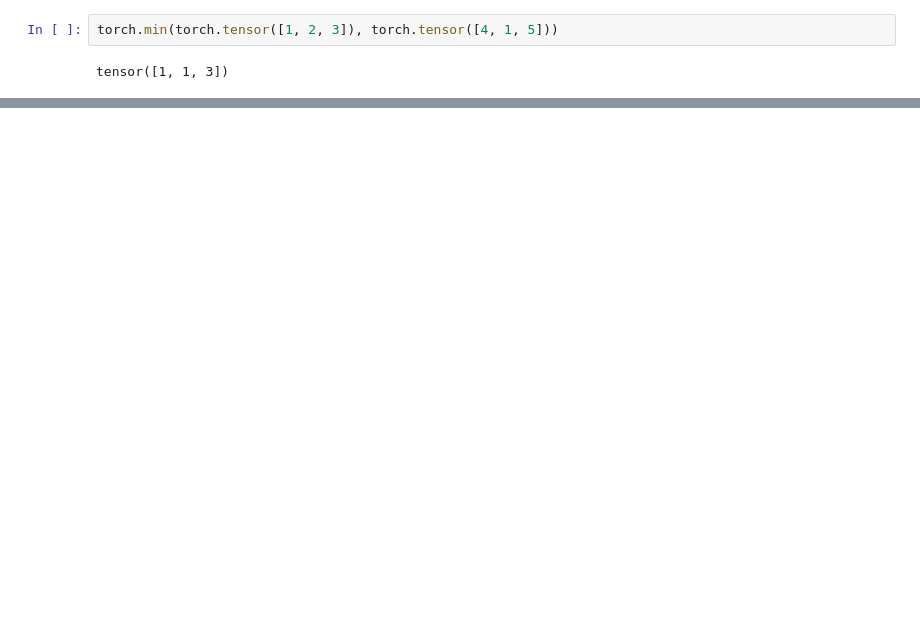
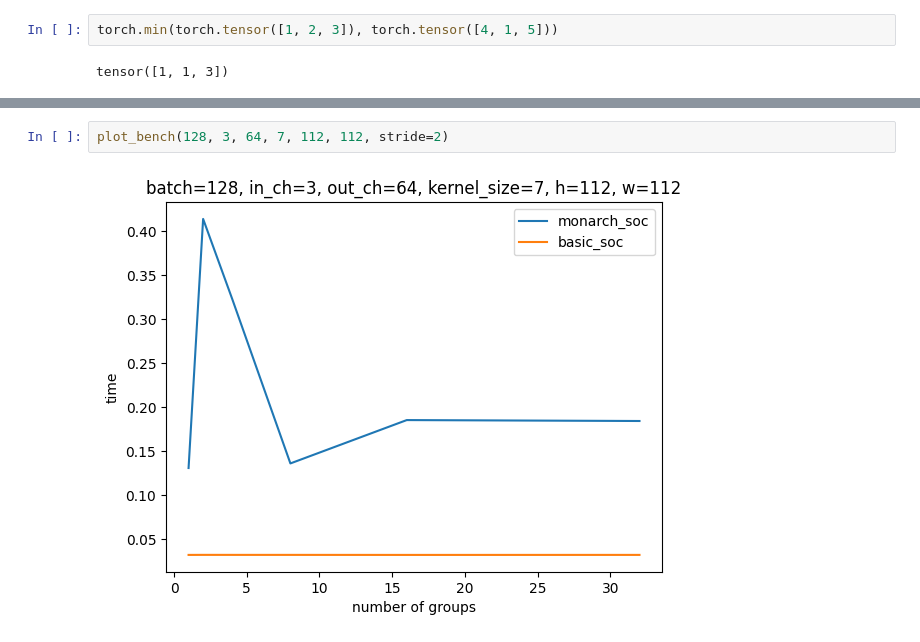
Before and after one commit to Kilka74/GS_SOC, a Jupyter notebook: benchmarks.ipynb, the cells around one changed output, grey strips where cells are left out. Saved outputs shown, nothing was run; the diff lists cells and outputs as text; blank space fills up the shorter version.

```diff
--- a/benchmarks.ipynb
+++ b/benchmarks.ipynb
@@ -462,0 +460,4 @@ linear(x)
+# %%
+plot_bench(128, 3, 64, 7, 112, 112, stride=2)
+# %% [output]
+[figure, added]
```
Also changed, not shown: parts of 18 cells of this notebook, 6 other files.
